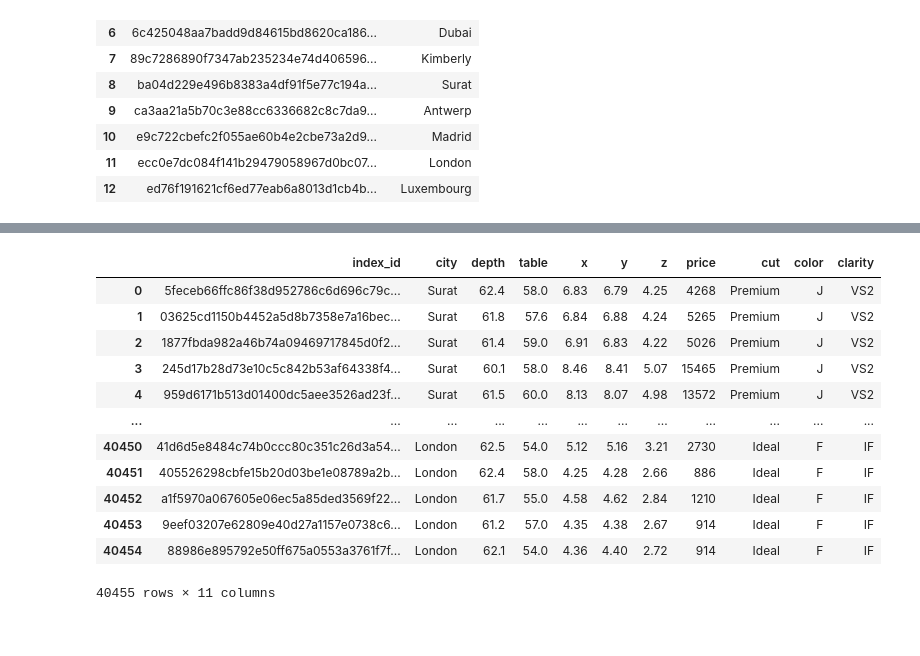
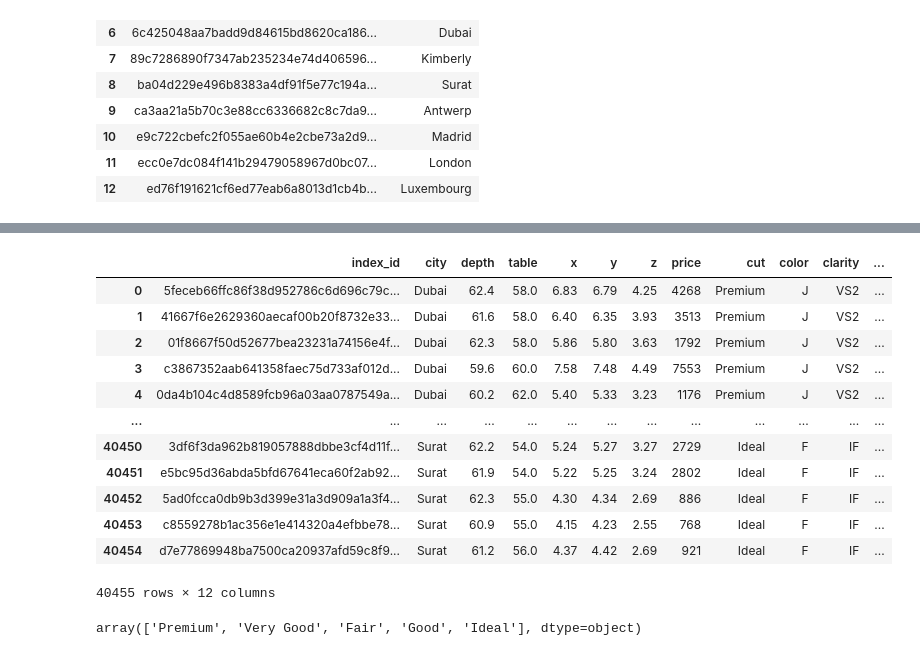
Before and after one commit to alvaro-saez/ih_datamadpt1121_project_m2, a Jupyter notebook: db/proyect 2 notebook.ipynb, the cells around one changed output, grey strips where cells are left out. Cells and saved outputs as stored; diff of their text form; code cells hidden in the pictures.

```diff
--- a/db/proyect 2 notebook.ipynb
+++ b/db/proyect 2 notebook.ipynb
@@ -25,3 +6,4 @@ data_base = sql.connect("diamonds_m2.db")
 # %%
-engine = create_engine('sqlite:///diamonds_m1.db')
+engine = create_engine('sqlite:///diamonds_m2.db')
 connection = engine.connect()
+# connection = create_engine('sqlite:///diamonds_m1.db').connect()
@@ -179,17 +156,21 @@ query_inner
 # %%
-df_diamonds = query_inner[["index_id","city","depth","table","x","y","z","price","cut","color","clarity"]]
+df_diamonds = query_inner[["index_id","city","depth","table","x","y","z","price","cut","color","clarity", "carat"]]
 df_diamonds
 # %% [output]
-|  | index_id | city | depth | table | x | y | z | price | cut | color | clarity |
-| 0 | 5feceb66ffc86f38d952786c6d696c79c... | Surat | 62.4 | 58.0 | 6.83 | 6.79 | 4.25 | 4268 | Premium | J | VS2 |
-| 1 | 03625cd1150b4452a5d8b7358e7a16bec... | Surat | 61.8 | 57.6 | 6.84 | 6.88 | 4.24 | 5265 | Premium | J | VS2 |
-| 2 | 1877fbda982a46b74a09469717845d0f2... | Surat | 61.4 | 59.0 | 6.91 | 6.83 | 4.22 | 5026 | Premium | J | VS2 |
-| 3 | 245d17b28d73e10c5c842b53af64338f4... | Surat | 60.1 | 58.0 | 8.46 | 8.41 | 5.07 | 15465 | Premium | J | VS2 |
-| 4 | 959d6171b513d01400dc5aee3526ad23f... | Surat | 61.5 | 60.0 | 8.13 | 8.07 | 4.98 | 13572 | Premium | J | VS2 |
-| ... | ... | ... | ... | ... | ... | ... | ... | ... | ... | ... | ... |
-| 40450 | 41d6d5e8484c74b0ccc80c351c26d3a54... | London | 62.5 | 54.0 | 5.12 | 5.16 | 3.21 | 2730 | Ideal | F | IF |
-| 40451 | 405526298cbfe15b20d03be1e08789a2b... | London | 62.4 | 58.0 | 4.25 | 4.28 | 2.66 | 886 | Ideal | F | IF |
-| 40452 | a1f5970a067605e06ec5a85ded3569f22... | London | 61.7 | 55.0 | 4.58 | 4.62 | 2.84 | 1210 | Ideal | F | IF |
-| 40453 | 9eef03207e62809e40d27a1157e0738c6... | London | 61.2 | 57.0 | 4.35 | 4.38 | 2.67 | 914 | Ideal | F | IF |
-| 40454 | 88986e895792e50ff675a0553a3761f7f... | London | 62.1 | 54.0 | 4.36 | 4.40 | 2.72 | 914 | Ideal | F | IF |
+|  | index_id | city | depth | table | x | y | z | price | cut | color | clarity | ... |
+| 0 | 5feceb66ffc86f38d952786c6d696c79c... | Dubai | 62.4 | 58.0 | 6.83 | 6.79 | 4.25 | 4268 | Premium | J | VS2 | ... |
+| 1 | 41667f6e2629360aecaf00b20f8732e33... | Dubai | 61.6 | 58.0 | 6.40 | 6.35 | 3.93 | 3513 | Premium | J | VS2 | ... |
+| 2 | 01f8667f50d52677bea23231a74156e4f... | Dubai | 62.3 | 58.0 | 5.86 | 5.80 | 3.63 | 1792 | Premium | J | VS2 | ... |
+| 3 | c3867352aab641358faec75d733af012d... | Dubai | 59.6 | 60.0 | 7.58 | 7.48 | 4.49 | 7553 | Premium | J | VS2 | ... |
+| 4 | 0da4b104c4d8589fcb96a03aa0787549a... | Dubai | 60.2 | 62.0 | 5.40 | 5.33 | 3.23 | 1176 | Premium | J | VS2 | ... |
+| ... | ... | ... | ... | ... | ... | ... | ... | ... | ... | ... | ... | ... |
+| 40450 | 3df6f3da962b819057888dbbe3cf4d11f... | Surat | 62.2 | 54.0 | 5.24 | 5.27 | 3.27 | 2729 | Ideal | F | IF | ... |
+| 40451 | e5bc95d36abda5bfd67641eca60f2ab92... | Surat | 61.9 | 54.0 | 5.22 | 5.25 | 3.24 | 2802 | Ideal | F | IF | ... |
+| 40452 | 5ad0fcca0db9b3d399e31a3d909a1a3f4... | Surat | 62.3 | 55.0 | 4.30 | 4.34 | 2.69 | 886 | Ideal | F | IF | ... |
+| 40453 | c8559278b1ac356e1e414320a4efbbe78... | Surat | 60.9 | 55.0 | 4.15 | 4.23 | 2.55 | 768 | Ideal | F | IF | ... |
+| 40454 | d7e77869948ba7500ca20937afd59c8f9... | Surat | 61.2 | 56.0 | 4.37 | 4.42 | 2.69 | 921 | Ideal | F | IF | ... |
-40455 rows × 11 columns
+40455 rows × 12 columns
+# %%
+df_diamonds["cut"].unique()
+# %% [output]
+array(['Premium', 'Very Good', 'Fair', 'Good', 'Ideal'], dtype=object)
```
Also changed, not shown: parts of 7 cells of this notebook, 2 other files.
